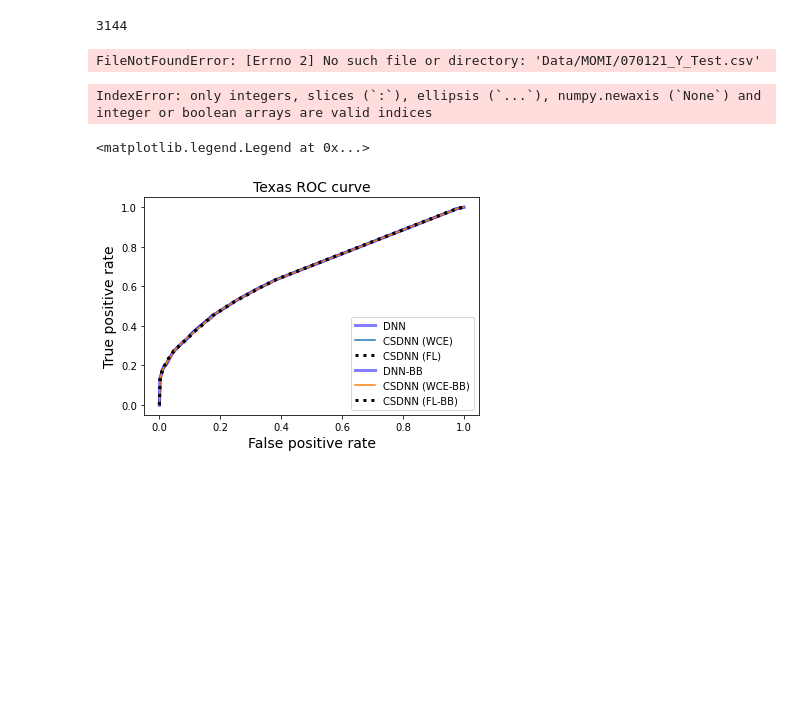
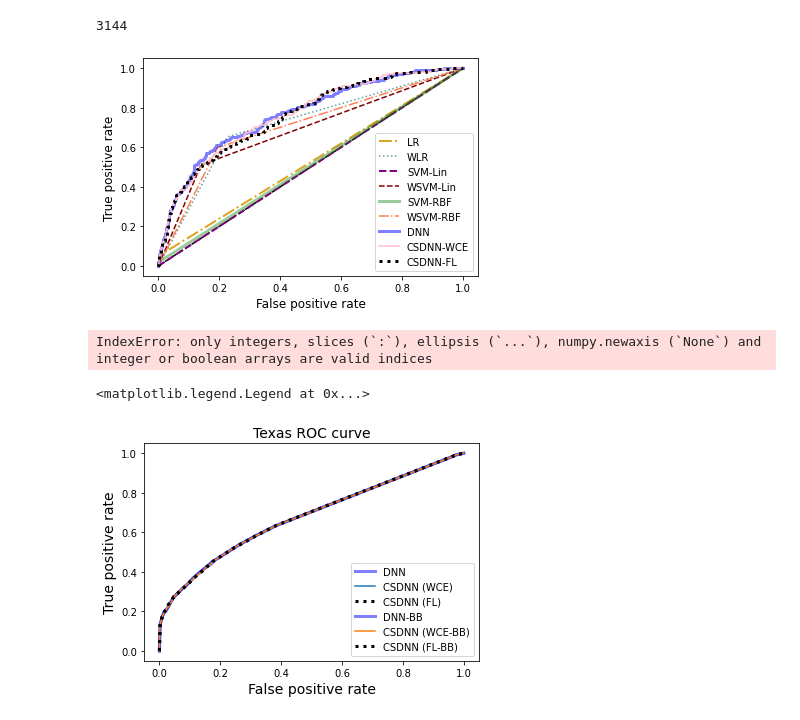
Before and after one commit to rachellb/Bennett_OUDSA5900, a Jupyter notebook: ROC_Data/CurveROC_061721.ipynb, the cells around one changed output. Drawn from its saved outputs; the diff is of its cells as text; code cells hidden in the pictures; blank space fills up the shorter version.

```diff
--- a/ROC_Data/CurveROC_061721.ipynb
+++ b/ROC_Data/CurveROC_061721.ipynb
@@ -67,40 +72,40 @@ for model, predictions in predictions.items():
     fpr, tpr, thresholds = roc_curve(Y_test, predictions)
     auc_ = auc(fpr, tpr)
 
     params[model] = {"tpr": tpr,
                      "fpr": fpr,
                      "thresholds": thresholds,
                      "auc": auc_}
 
 
 plt.figure(1)
 plt.plot([0, 1], [0, 1], 'k--')
 
 
 """
 for model in self.params.keys():
     plt.plot(self.params[model]["fpr"], self.params[model]["tpr"], label=model)
 """
 
 
 plt.plot(params["LR"]["fpr"],params["LR"]["tpr"], label="LR", linestyle='-.', color='goldenrod', linewidth=2)
 plt.plot(params["WLR"]["fpr"], params["WLR"]["tpr"], label="WLR", linestyle=':', color='cadetblue')
 plt.plot(params["SVM-Lin"]["fpr"], params["SVM-Lin"]["tpr"], label="SVM-Lin", linestyle='--', color='purple', linewidth=2)
 plt.plot(params["WSVM-Lin"]["fpr"], params["WSVM-Lin"]["tpr"], label="WSVM-Lin", linestyle='--', color='maroon')
 plt.plot(params["SVM-RBF"]["fpr"], params["SVM-RBF"]["tpr"], label="SVM-RBF", linestyle='solid', color='green', alpha=0.4, linewidth=3)
 plt.plot(params["WSVM-RBF"]["fpr"], params["WSVM-RBF"]["tpr"], label="WSVM-RBF", linestyle='-.', color='coral')
 plt.plot(params["DNN"]["fpr"], params["DNN"]["tpr"], label="DNN", linestyle='solid', alpha=0.5, color='blue', linewidth=3)
-plt.plot(params["CSDNN (WCE)"]["fpr"], params["CSDNN (WCE)"]["tpr"], label="CSDNN (WCE)", color='pink')
-plt.plot(params["CSDNN (FL)"]["fpr"], params["CSDNN (FL)"]["tpr"], label="CSDNN (FL)", linestyle=':', color='black',linewidth=3)
+plt.plot(params["CSDNN (WCE)"]["fpr"], params["CSDNN (WCE)"]["tpr"], label="CSDNN-WCE", color='pink')
+plt.plot(params["CSDNN (FL)"]["fpr"], params["CSDNN (FL)"]["tpr"], label="CSDNN-FL", linestyle=':', color='black',linewidth=3)
 
-plt.xlabel('False positive rate', fontsize=14)
-plt.ylabel('True positive rate', fontsize=14)
-plt.title(data + ' ROC curve', fontsize=14)
+plt.xlabel('False positive rate', fontsize=12)
+plt.ylabel('True positive rate', fontsize=12)
+#plt.title(data + ' ROC curve', fontsize=14)
 plt.legend(loc='lower right')
-plt.savefig('Graphs/' + data + "_ROC_Curve_" + date, bbox_inches="tight")
+plt.savefig('Graphs/' + data + "_ROC_Curve_" + date+ ".pdf",dpi=400, bbox_inches="tight")
 plt.show()
 # %% [output]
-FileNotFoundError: [Errno 2] No such file or directory: 'Data/MOMI/070121_Y_Test.csv'
+[figure, added]
 # %%
 #predictions["LR"]
 # %% [output]
```
Also changed, not shown: parts of 1 cell of this notebook, 6 other files.
